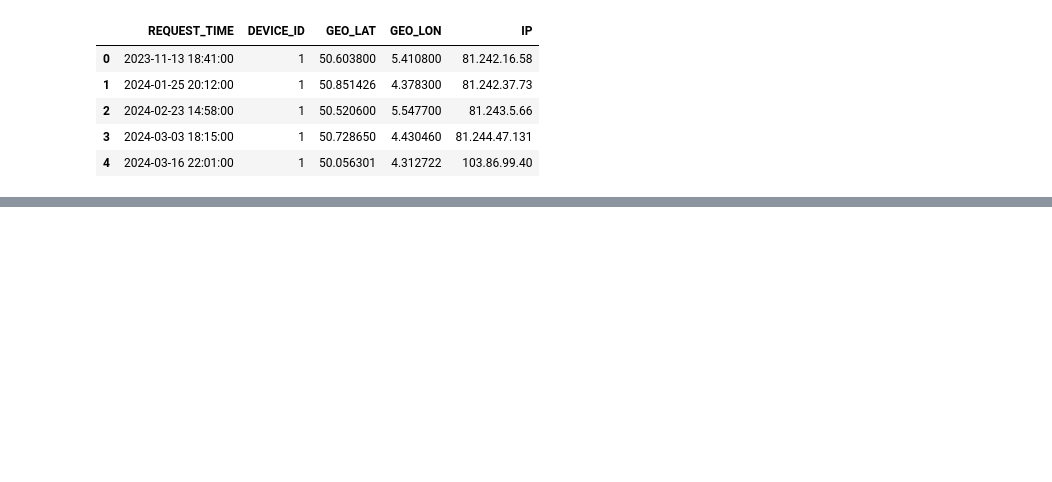
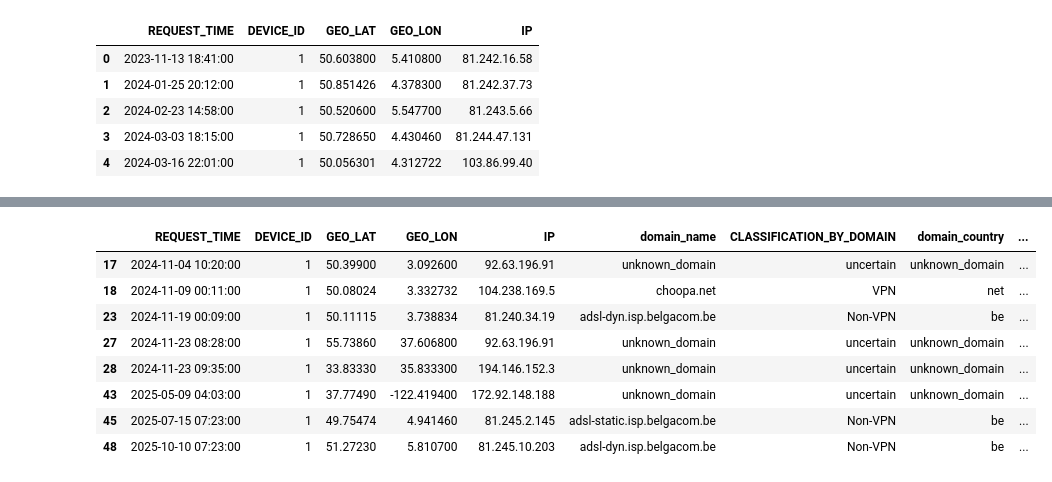
Before and after one commit to liad87/work_assignments, a Jupyter notebook: analysis_script_detect_vpn.ipynb, the cells around one changed output, grey strips where cells are left out. Cells and saved outputs as stored; diff of their text form; code cells hidden in the pictures; blank space fills up the shorter version.

```diff
--- a/analysis_script_detect_vpn.ipynb
+++ b/analysis_script_detect_vpn.ipynb
@@ -18,0 +197,36 @@ df.head()
+# %%
+# 1. Calculate the metrics needed for the rules per IP
+# We count total observations and unique country names for each IP address
+ip_counts = df.groupby('IP')['GEO_country'].transform('count')  # This should be a Series aligned with the original DataFrame
+ip_unique_countries = df.groupby('IP')['GEO_country'].transform('nunique')
+
+# # 2. Define the boolean masks
+# # Rule A: More than 1 observation AND different countries
+rule_vpn = (ip_counts > 1) & (ip_unique_countries > 1)
+
+# # Rule B: Exactly 1 observation AND the country is NOT 'be'
+rule_uncertain = (ip_counts == 1) & (df['GEO_country'] != 'be')
+
+# # 3. Create the condition matrix
+conditions = [rule_vpn, rule_uncertain]
+choices = ['VPN', 'uncertain']
+
+# # 4. Apply the logic directly to the new column
+# # If a row doesn't match Rule A or Rule B, it keeps its original value from CLASSIFICATION_BY_DOMAIN
+df['CLASSIFICATION_BY_COUNTRY_MISMATCH'] = np.select(
+    conditions,
+    choices,
+    default=df['CLASSIFICATION_BY_DOMAIN']
+)
+# %%
+df[df.GEO_country!='be']
+# %% [output]
+|  | REQUEST_TIME | DEVICE_ID | GEO_LAT | GEO_LON | IP | domain_name | CLASSIFICATION_BY_DOMAIN | domain_country | ... |
+| 17 | 2024-11-04 10:20:00 | 1 | 50.39900 | 3.092600 | 92.63.196.91 | unknown_domain | uncertain | unknown_domain | ... |
+| 18 | 2024-11-09 00:11:00 | 1 | 50.08024 | 3.332732 | 104.238.169.5 | choopa.net | VPN | net | ... |
+| 23 | 2024-11-19 00:09:00 | 1 | 50.11115 | 3.738834 | 81.240.34.19 | adsl-dyn.isp.belgacom.be | Non-VPN | be | ... |
+| 27 | 2024-11-23 08:28:00 | 1 | 55.73860 | 37.606800 | 92.63.196.91 | unknown_domain | uncertain | unknown_domain | ... |
+| 28 | 2024-11-23 09:35:00 | 1 | 33.83330 | 35.833300 | 194.146.152.3 | unknown_domain | uncertain | unknown_domain | ... |
+| 43 | 2025-05-09 04:03:00 | 1 | 37.77490 | -122.419400 | 172.92.148.188 | unknown_domain | uncertain | unknown_domain | ... |
+| 45 | 2025-07-15 07:23:00 | 1 | 49.75474 | 4.941460 | 81.245.2.145 | adsl-static.isp.belgacom.be | Non-VPN | be | ... |
+| 48 | 2025-10-10 07:23:00 | 1 | 51.27230 | 5.810700 | 81.245.10.203 | adsl-dyn.isp.belgacom.be | Non-VPN | be | ... |
```
Also changed, not shown: parts of 27 cells of this notebook, 4 other files.
